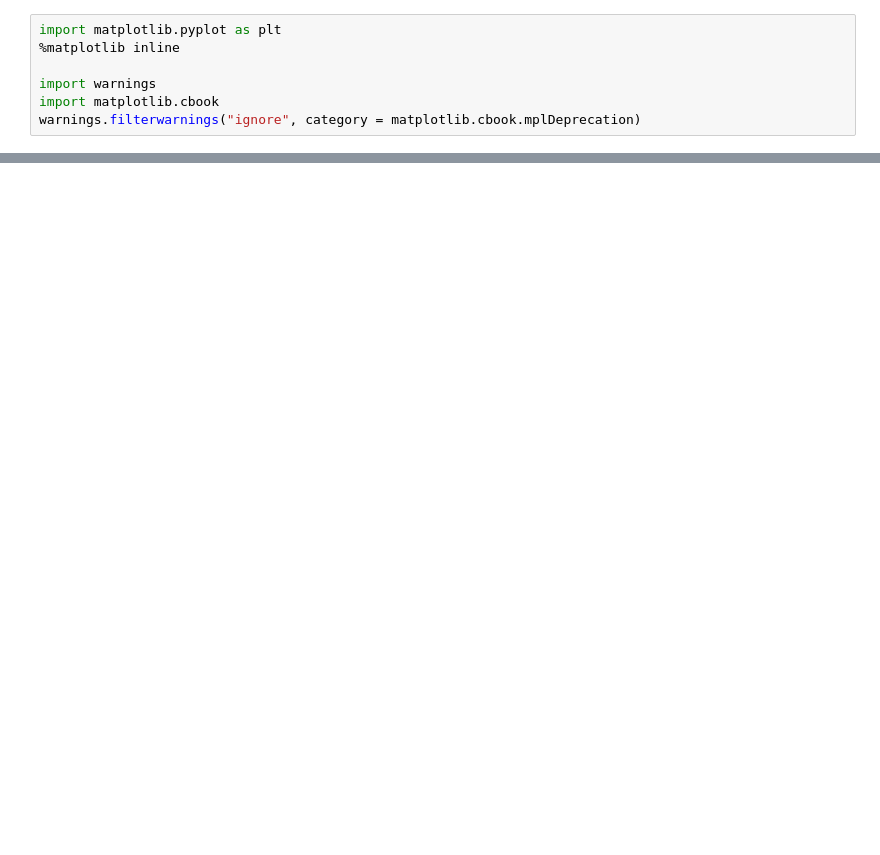
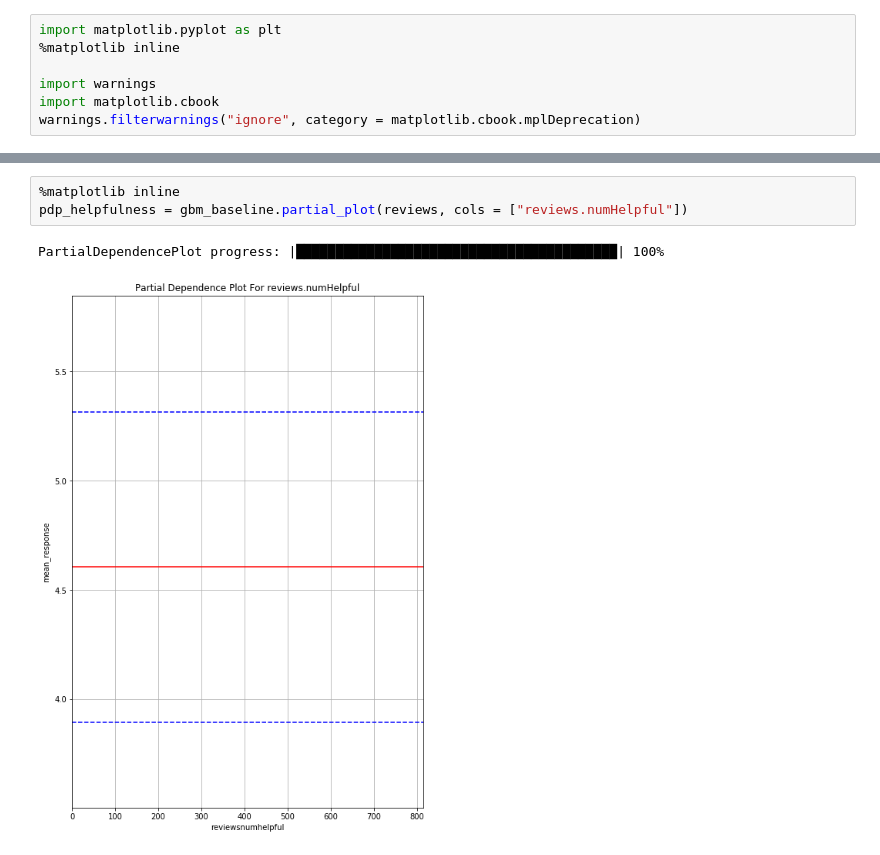
Before and after one commit to neuaiskunkworks/IIT-AGNE-Workshop, a Jupyter notebook: Predicting_Good_Amazon_Reviews.ipynb, the cells around one changed output, grey strips where cells are left out. Drawn from its saved outputs; the diff is of its cells as text; blank space fills up the shorter version.

```diff
--- a/Predicting_Good_Amazon_Reviews.ipynb
+++ b/Predicting_Good_Amazon_Reviews.ipynb
@@ -160,0 +251,6 @@ best_model.varimp_plot()
+# %%
+%matplotlib inline
+pdp_helpfulness = gbm_baseline.partial_plot(reviews, cols = ["reviews.numHelpful"])
+# %% [output]
+PartialDependencePlot progress: |█████████████████████████████████████████| 100%
+[figure, added]
```
Also changed, not shown: parts of 23 cells of this notebook, 1 other file.
